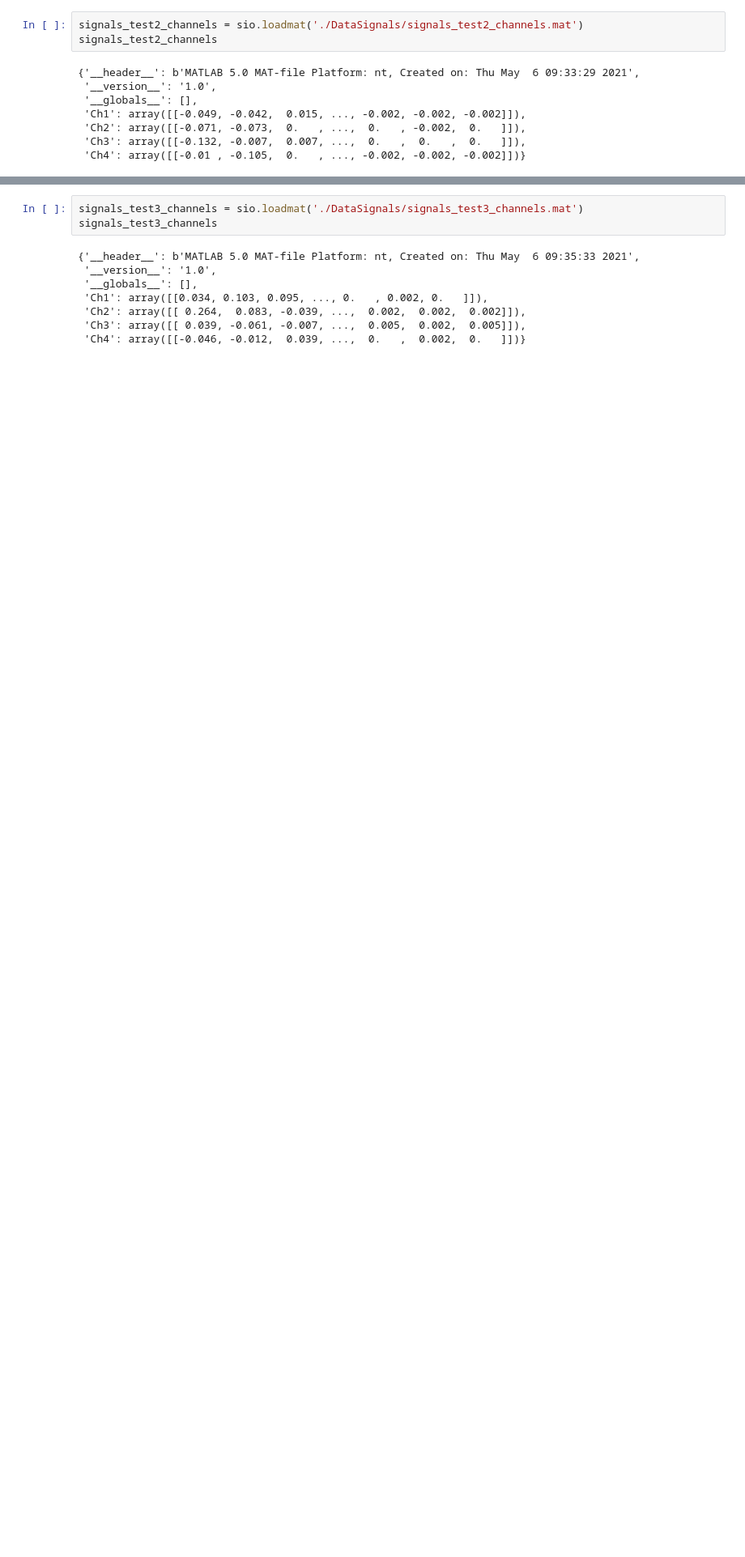
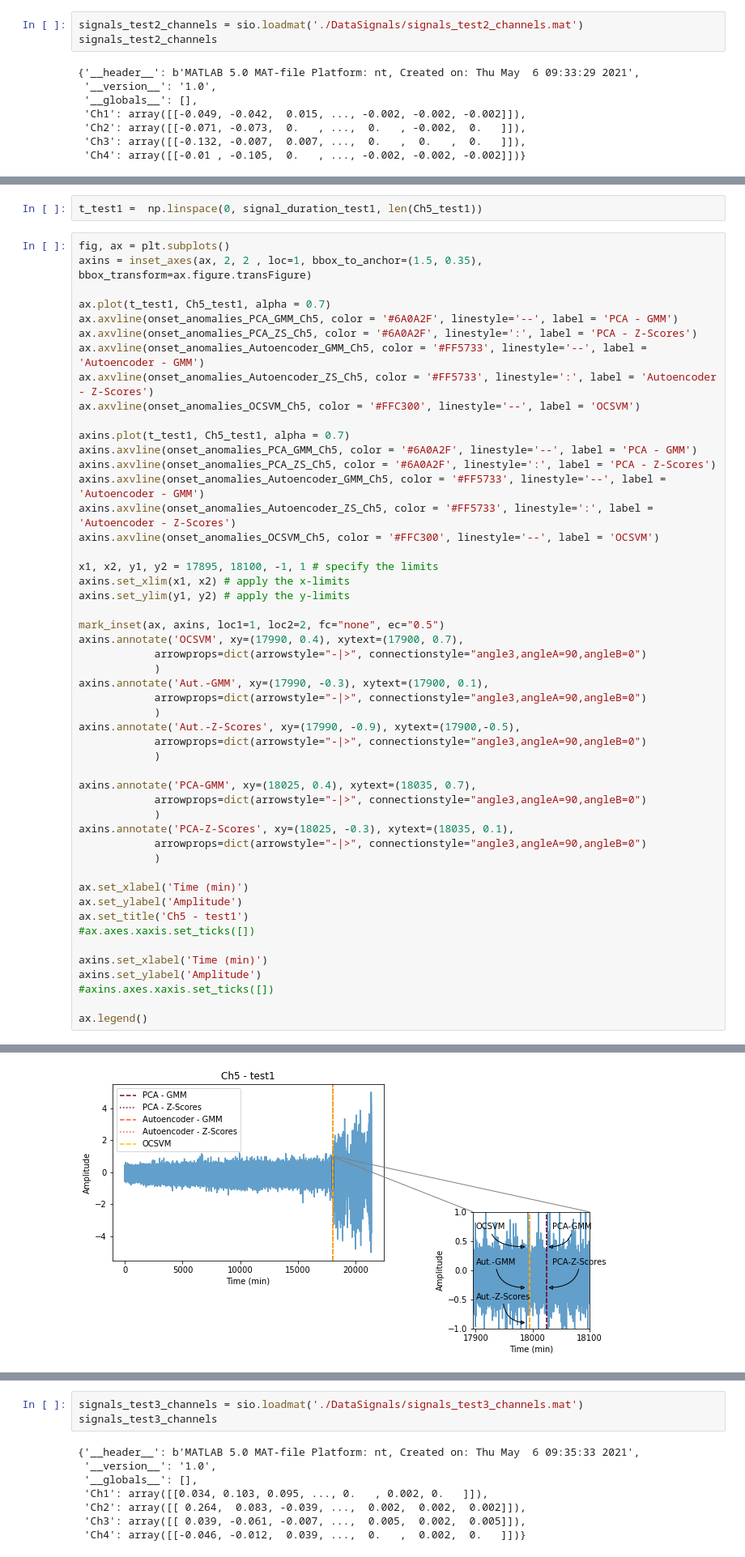
Before and after one commit to judithspd/predictive-maintenance, a Jupyter notebook: TimeToFailurePrediction/DataVisualization/Anomaly_detection_summary.ipynb, the cells around one changed output, grey strips where cells are left out. Shown at 81% size. Drawn from its saved outputs; the diff is of its cells as text; blank space fills up the shorter version.

```diff
--- a/TimeToFailurePrediction/DataVisualization/Anomaly_detection_summary.ipynb
+++ b/TimeToFailurePrediction/DataVisualization/Anomaly_detection_summary.ipynb
@@ -96,0 +111,53 @@ plt.legend(loc = 2)
+# %%
+t_test1 =  np.linspace(0, signal_duration_test1, len(Ch5_test1))
+# %%
+fig, ax = plt.subplots()
+axins = inset_axes(ax, 2, 2 , loc=1, bbox_to_anchor=(1.5, 0.35), bbox_transform=ax.figure.transFigure)
+
+ax.plot(t_test1, Ch5_test1, alpha = 0.7)
+ax.axvline(onset_anomalies_PCA_GMM_Ch5, color = '#6A0A2F', linestyle='--', label = 'PCA - GMM')
+ax.axvline(onset_anomalies_PCA_ZS_Ch5, color = '#6A0A2F', linestyle=':', label = 'PCA - Z-Scores')
+ax.axvline(onset_anomalies_Autoencoder_GMM_Ch5, color = '#FF5733', linestyle='--', label = 'Autoencoder - GMM')
+ax.axvline(onset_anomalies_Autoencoder_ZS_Ch5, color = '#FF5733', linestyle=':', label = 'Autoencoder - Z-Scores')
+ax.axvline(onset_anomalies_OCSVM_Ch5, color = '#FFC300', linestyle='--', label = 'OCSVM')
+
+axins.plot(t_test1, Ch5_test1, alpha = 0.7)
+axins.axvline(onset_anomalies_PCA_GMM_Ch5, color = '#6A0A2F', linestyle='--', label = 'PCA - GMM')
+axins.axvline(onset_anomalies_PCA_ZS_Ch5, color = '#6A0A2F', linestyle=':', label = 'PCA - Z-Scores')
+axins.axvline(onset_anomalies_Autoencoder_GMM_Ch5, color = '#FF5733', linestyle='--', label = 'Autoencoder - GMM')
+axins.axvline(onset_anomalies_Autoencoder_ZS_Ch5, color = '#FF5733', linestyle=':', label = 'Autoencoder - Z-Scores')
+axins.axvline(onset_anomalies_OCSVM_Ch5, color = '#FFC300', linestyle='--', label = 'OCSVM')
+
+x1, x2, y1, y2 = 17895, 18100, -1, 1 # specify the limits
+axins.set_xlim(x1, x2) # apply the x-limits
+axins.set_ylim(y1, y2) # apply the y-limits
+
+mark_inset(ax, axins, loc1=1, loc2=2, fc="none", ec="0.5")
+axins.annotate('OCSVM', xy=(17990, 0.4), xytext=(17900, 0.7),
+            arrowprops=dict(arrowstyle="-|>", connectionstyle="angle3,angleA=90,angleB=0")
+            )
+axins.annotate('Aut.-GMM', xy=(17990, -0.3), xytext=(17900, 0.1),
+            arrowprops=dict(arrowstyle="-|>", connectionstyle="angle3,angleA=90,angleB=0")
+            )
+axins.annotate('Aut.-Z-Scores', xy=(17990, -0.9), xytext=(17900,-0.5),
+            arrowprops=dict(arrowstyle="-|>", connectionstyle="angle3,angleA=90,angleB=0")
+            )
+
+axins.annotate('PCA-GMM', xy=(18025, 0.4), xytext=(18035, 0.7),
+            arrowprops=dict(arrowstyle="-|>", connectionstyle="angle3,angleA=90,angleB=0")
+            )
+axins.annotate('PCA-Z-Scores', xy=(18025, -0.3), xytext=(18035, 0.1),
+            arrowprops=dict(arrowstyle="-|>", connectionstyle="angle3,angleA=90,angleB=0")
+            )
+
+ax.set_xlabel('Time (min)')
+ax.set_ylabel('Amplitude')
+ax.set_title('Ch5 - test1')
+#ax.axes.xaxis.set_ticks([])
+
+axins.set_xlabel('Time (min)')
+axins.set_ylabel('Amplitude')
+#axins.axes.xaxis.set_ticks([])
+
+ax.legend()
+# %% [output]
@@ -96,0 +165 @@ plt.legend(loc = 2)
+[figure, added]
```
Also changed, not shown: parts of 16 cells of this notebook.
